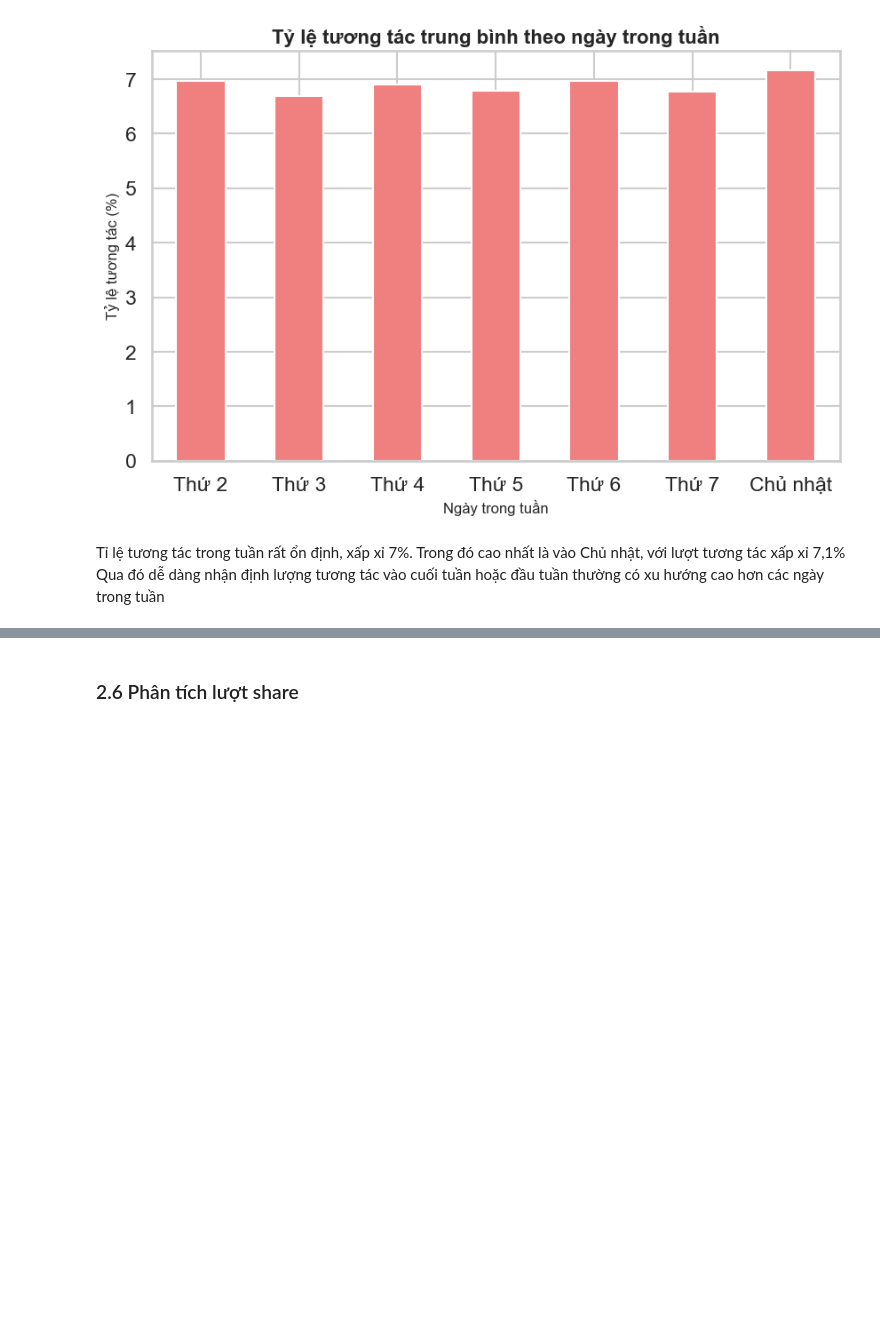
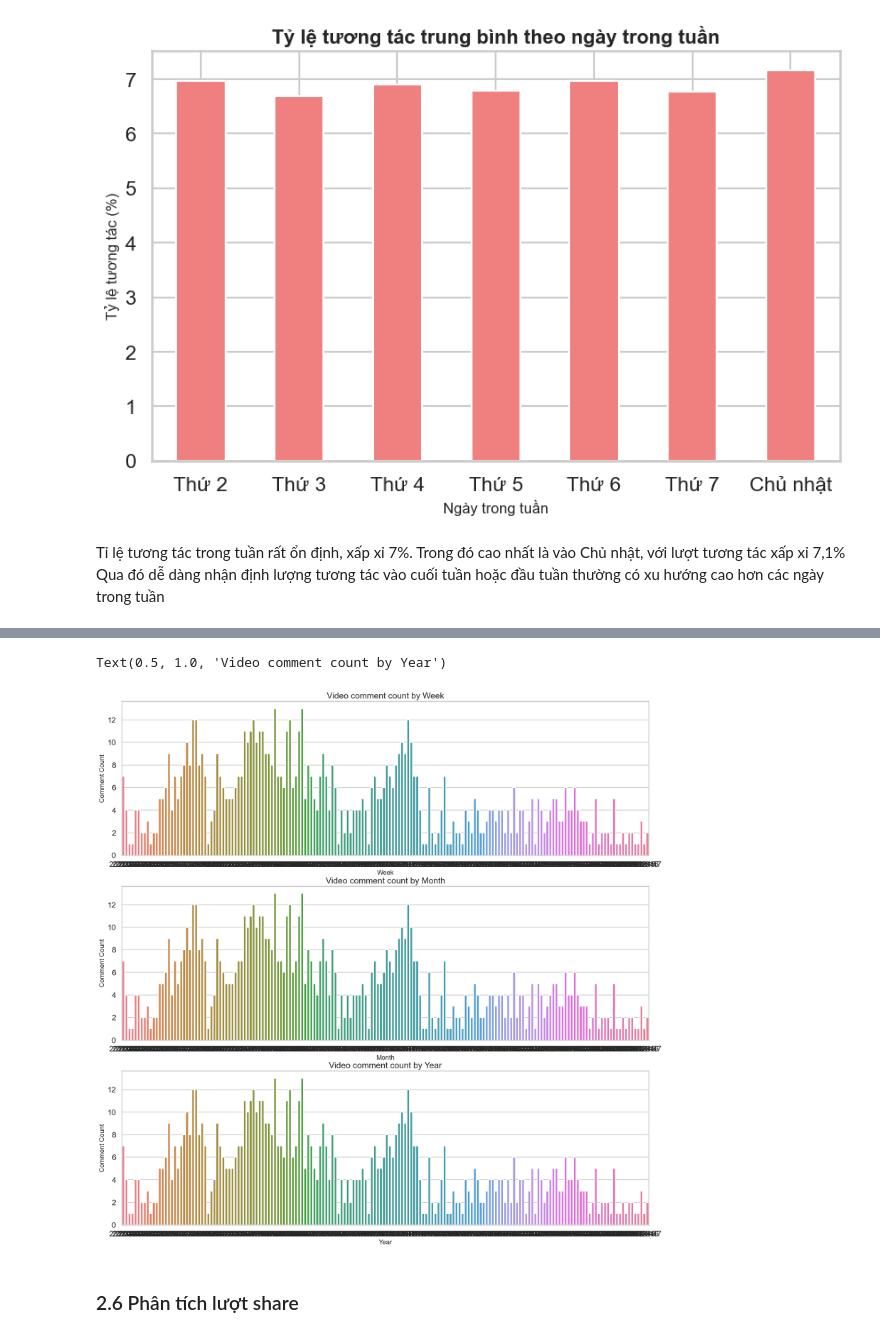
Before and after one commit to dattotien/Tiktok_profile, a Jupyter notebook: BTL.ipynb, the cells around one changed output, grey strips where cells are left out. Drawn from its saved outputs; the diff is of its cells as text; code cells hidden in the pictures; blank space fills up the shorter version.

```diff
--- a/BTL.ipynb
+++ b/BTL.ipynb
@@ -1252,3 +1302,37 @@ Qua đó dễ dàng nhận định lượng tương tác vào cuối tuần ho
+# %%
+video_comment_by_week = pd.DataFrame()
+video_comment_by_week['Week'] = pd.to_datetime(read_df['createTimeISO']).dt.strftime('%Y-%W')
+video_comment_by_week = video_comment_by_week.sort_values('Week')
+video_comment_by_week = video_comment_by_week.groupby('Week').size().reset_index(name='commentCount')
+
+video_comment_by_month = pd.DataFrame()
+video_comment_by_month['Month'] = pd.to_datetime(read_df['createTimeISO']).dt.strftime('%Y-%W')
+video_comment_by_month= video_comment_by_month.sort_values('Month')
+video_comment_by_month= video_comment_by_month.groupby('Month').size().reset_index(name='commentCount')
+
+video_comment_by_year = pd.DataFrame()
+video_comment_by_year['Year'] = pd.to_datetime(read_df['createTimeISO']).dt.strftime('%Y-%W')
+video_comment_by_year= video_comment_by_year.sort_values('Year')
+video_comment_by_year= video_comment_by_year.groupby('Year').size().reset_index(name='commentCount')
+# %%
+fig, axes = plt.subplots(3,1,figsize = (20,20))
+sns.barplot(data= video_comment_by_week, x = 'Week', y='commentCount', ax=axes[0], hue = 'Week')
+axes[0].set_xlabel('Week', fontsize = 14)
+axes[0].set_ylabel('Comment Count', fontsize = 14)
+axes[0].set_title('Video comment count by Week', fontsize =18)
+
+sns.barplot(data= video_comment_by_month, x = 'Month', y='commentCount', ax=axes[1], hue = 'Month')
+axes[1].set_xlabel('Month', fontsize = 14)
+axes[1].set_ylabel('Comment Count', fontsize = 14)
+axes[1].set_title('Video comment count by Month', fontsize =18)
+
+sns.barplot(data= video_comment_by_year, x = 'Year', y='commentCount', ax=axes[2], hue = 'Year')
+axes[2].set_xlabel('Year', fontsize = 14)
+axes[2].set_ylabel('Comment Count', fontsize = 14)
+axes[2].set_title('Video comment count by Year', fontsize =18)
+# %% [output]
+Text(0.5, 1.0, 'Video comment count by Year')
+[figure, added]
 # %% [markdown]
 ### 2.6 Phân tích lượt share
 # %% [markdown]
```
Also changed, not shown: parts of 5 cells of this notebook.
